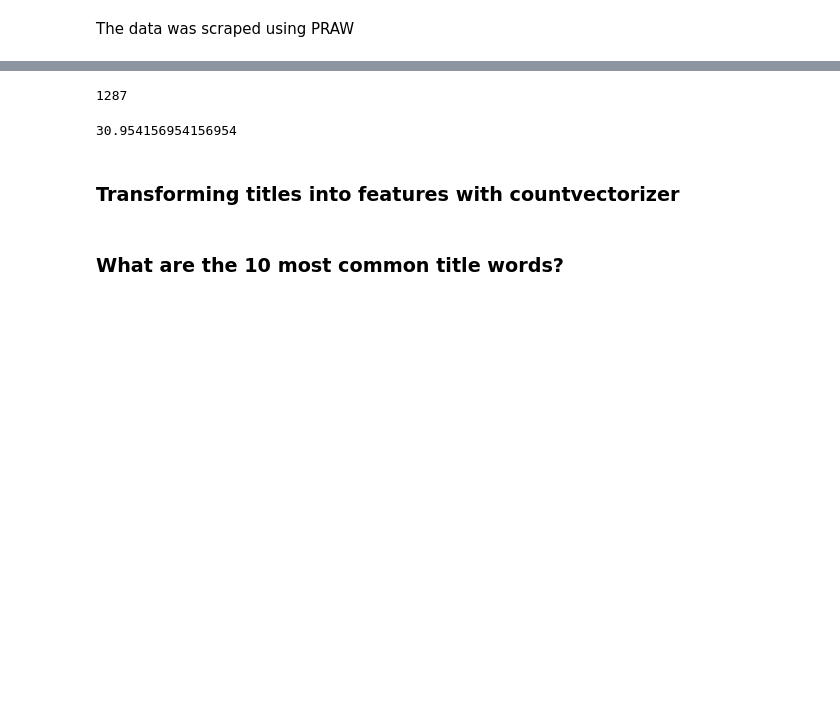
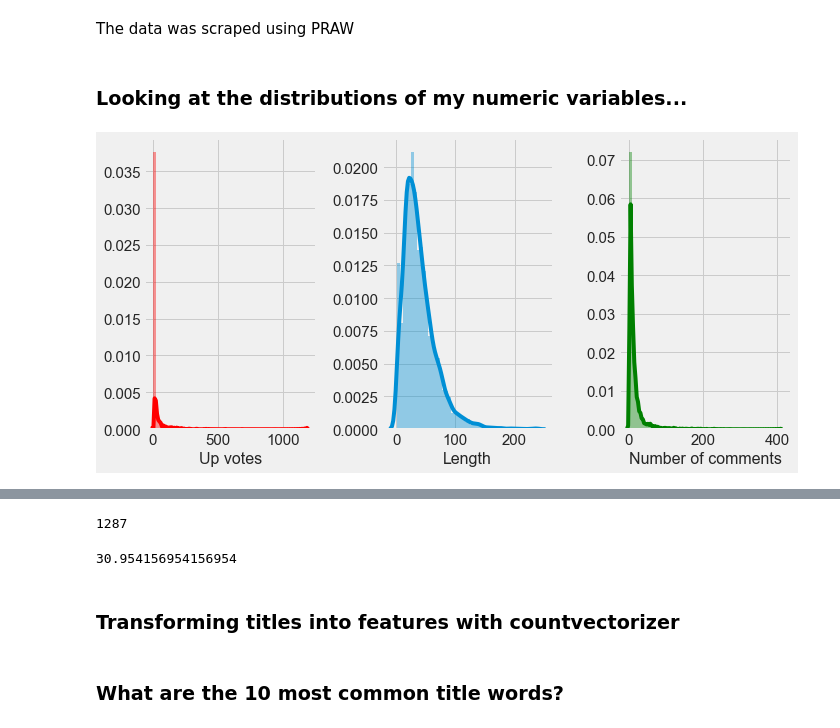
Before and after one commit to slevin886/Reddit_Stock_Subreddit, a Jupyter notebook: Reddit_Stock_Analysis.ipynb, the cells around one changed output, grey strips where cells are left out. Drawn from its saved outputs; the diff is of its cells as text; code cells hidden in the pictures; blank space fills up the shorter version.

```diff
--- a/Reddit_Stock_Analysis.ipynb
+++ b/Reddit_Stock_Analysis.ipynb
@@ -30,6 +40,19 @@ df = pd.read_csv('stocks_from_sep.csv', index_col=0)
 # %%
 #Creating a variable for the length of the title (number of characters).
 df['Length'] = df['title'].apply(len)
+# %% [markdown]
+### Looking at the distributions of my numeric variables...
+# %%
+fig, axes = plt.subplots(1, 3, figsize=(10, 5))
+sns.distplot(df['up_votes'],ax=axes[0], color='red')
+sns.distplot(df['Length'],ax=axes[1])
+sns.distplot(df['number_of_comments'], ax=axes[2], color='green')
+axes[0].set_xlabel('Up votes', fontdict={'fontsize': 16})
+axes[1].set_xlabel('Length', fontdict={'fontsize': 16})
+axes[2].set_xlabel('Number of comments', fontdict={'fontsize': 16})
+plt.tight_layout()
+# %% [output]
+[figure, added]
 # %%
 #Identifying the median value to use as the response value and creating this column as a dummy variable.
 df['number_of_comments'].median()
```
Also changed, not shown: parts of 25 cells of this notebook.
